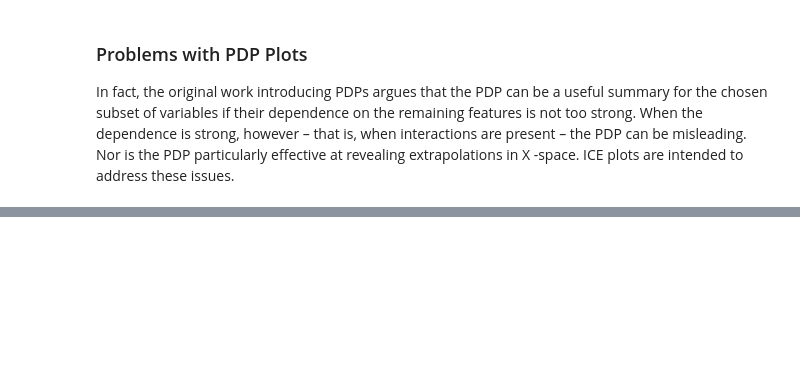
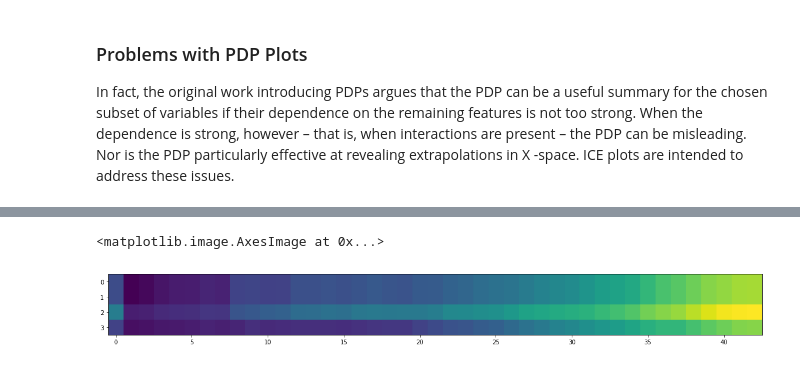
Before and after one commit to KeremTurgutlu/machinelearning, a Jupyter notebook: INTERPRET RANDOM FOREST - SIMPLE & EFFECTIVE.ipynb, the cells around one changed output, grey strips where cells are left out. Cells and saved outputs as stored; diff of their text form; code cells hidden in the pictures; blank space fills up the shorter version.

```diff
--- a/INTERPRET RANDOM FOREST - SIMPLE & EFFECTIVE.ipynb
+++ b/INTERPRET RANDOM FOREST - SIMPLE & EFFECTIVE.ipynb
@@ -316,0 +328,21 @@ levels = pdp_plot(ens, x, 'MachineID', num_grids= 10,n=500)
+# %%
+target_features = ['YearMade', 'Enclosure']
+# %%
+levels1 = np.unique(x_tmp[target_features[0]])
+levels2 = np.unique(x_tmp[target_features[1]])
+# %%
+t1 = target_features[0]
+t2 = target_features[1]
+tmp_preds = []
+for l1 in levels1:
+    x_tmp[t1] = l1
+    for l2 in levels2:
+        x_tmp[t2] = l2
+        tmp_preds.append(np.mean(ens.predict(np.array(x_tmp))))
+# %%
+preds = np.array(tmp_preds).reshape(len(levels1), len(levels2))
+# %%
+plt.imshow(preds.T)
+# %% [output]
+<matplotlib.image.AxesImage at 0x...>
+[figure, added]
```
Also changed, not shown: parts of 7 cells of this notebook.
